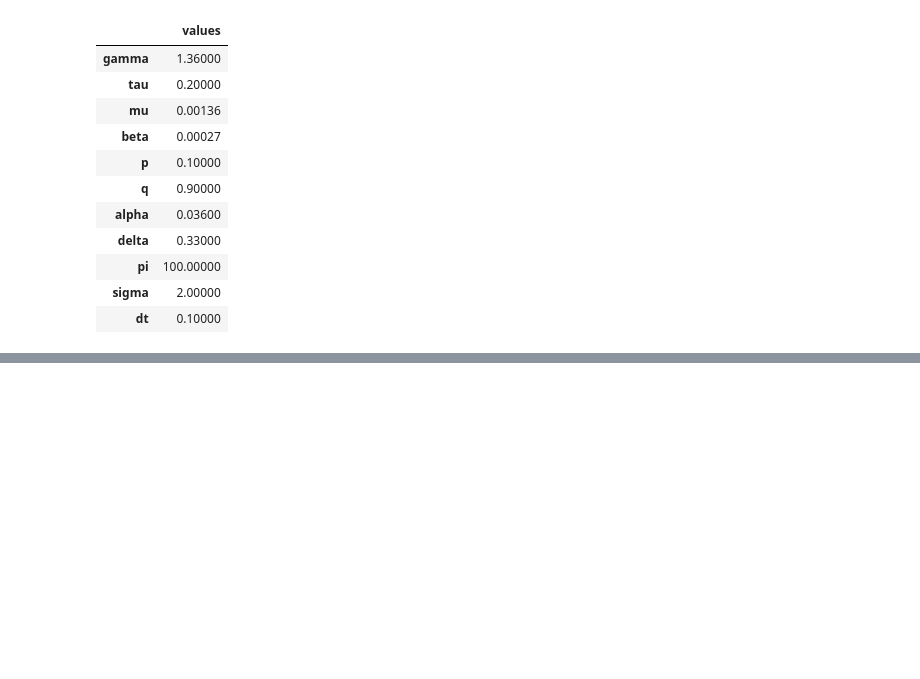
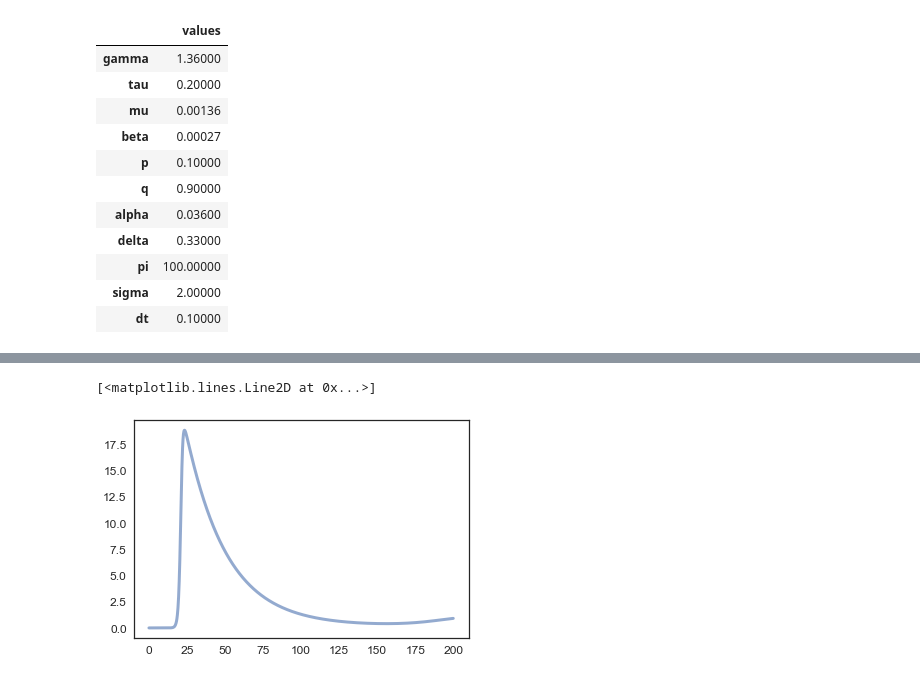
Before and after one commit to jasminekamdar/ModSimPy, a Jupyter notebook: code/hiv_model.ipynb, the cells around one changed output, grey strips where cells are left out. Saved outputs shown, nothing was run; the diff lists cells and outputs as text; code cells hidden in the pictures; blank space fills up the shorter version.

```diff
--- a/code/hiv_model.ipynb
+++ b/code/hiv_model.ipynb
@@ -93,0 +92,6 @@ plot(results.V)
+# %%
+results = run_simulation(system, update_func) #plots L
+plot(results.L)
+# %% [output]
+[<matplotlib.lines.Line2D at 0x...>]
+[figure, added]
```
Also changed, not shown: parts of 5 cells of this notebook.
